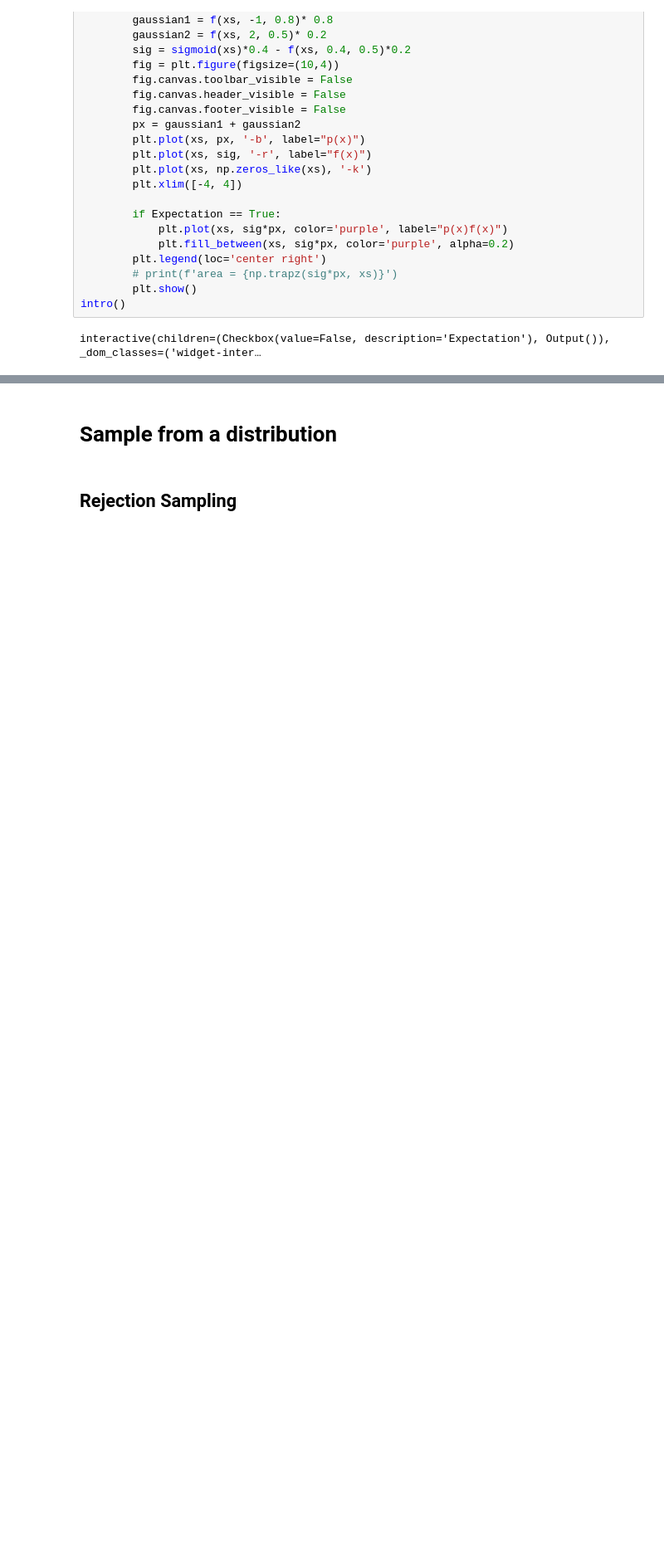
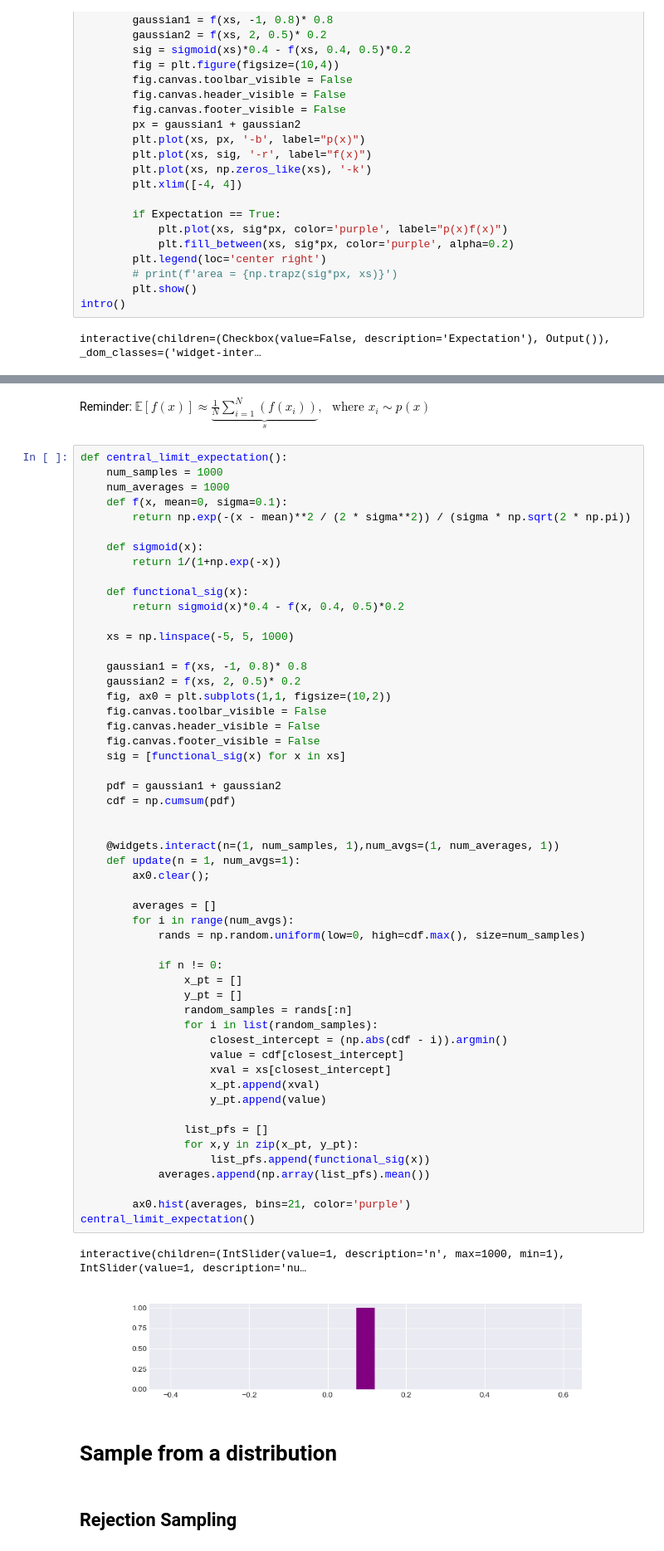
Before and after one commit to f-ilic/cib_seminar, a Jupyter notebook: overview.ipynb, the cells around one changed output, grey strips where cells are left out. Shown at 83% size. Drawn from its saved outputs; the diff is of its cells as text; blank space fills up the shorter version.

```diff
--- a/overview.ipynb
+++ b/overview.ipynb
@@ -182,6 +183,64 @@ core()
 # %% [output]
 interactive(children=(IntSlider(value=0, description='n'), Checkbox(value=False, description='Expectation'), O…
 [figure]
+# %% [markdown]
+Reminder: $\mathbb{E}[f(x)] \approx \underbrace{\frac{1}{N} \sum_{i=1}^N(f(x_i))}_{s}, ~~~\text{where  } x_i \sim p(x)$
+# %%
+def central_limit_expectation():
+    num_samples = 1000
+    num_averages = 1000
+    def f(x, mean=0, sigma=0.1):
+        return np.exp(-(x - mean)**2 / (2 * sigma**2)) / (sigma * np.sqrt(2 * np.pi))
+
+    def sigmoid(x):
+        return 1/(1+np.exp(-x))
+
+    def functional_sig(x):
+        return sigmoid(x)*0.4 - f(x, 0.4, 0.5)*0.2
+
+    xs = np.linspace(-5, 5, 1000)
+
+    gaussian1 = f(xs, -1, 0.8)* 0.8
+    gaussian2 = f(xs, 2, 0.5)* 0.2
+    fig, ax0 = plt.subplots(1,1, figsize=(10,2))
+    fig.canvas.toolbar_visible = False
+    fig.canvas.header_visible = False
+    fig.canvas.footer_visible = False
+    sig = [functional_sig(x) for x in xs]
+
+    pdf = gaussian1 + gaussian2
+    cdf = np.cumsum(pdf)
+
+
+    @widgets.interact(n=(1, num_samples, 1),num_avgs=(1, num_averages, 1))
+    def update(n = 1, num_avgs=1):
+        ax0.clear();
+
+        averages = []
+        for i in range(num_avgs):
+            rands = np.random.uniform(low=0, high=cdf.max(), size=num_samples)
+
+            if n != 0:
+                x_pt = []
+                y_pt = []
+                random_samples = rands[:n]
+                for i in list(random_samples):
+                    closest_intercept = (np.abs(cdf - i)).argmin()
+                    value = cdf[closest_intercept]
+                    xval = xs[closest_intercept]
+                    x_pt.append(xval)
+                    y_pt.append(value)
+
+                list_pfs = []
+                for x,y in zip(x_pt, y_pt):
+                    list_pfs.append(functional_sig(x))
+            averages.append(np.array(list_pfs).mean())
+
+        ax0.hist(averages, bins=21, color='purple')
+central_limit_expectation()
+# %% [output]
+interactive(children=(IntSlider(value=1, description='n', max=1000, min=1), IntSlider(value=1, description='nu…
+[figure, added]
 # %% [markdown]
 # Sample from a distribution
 # %% [markdown]
```
Also changed, not shown: parts of 14 cells of this notebook.
